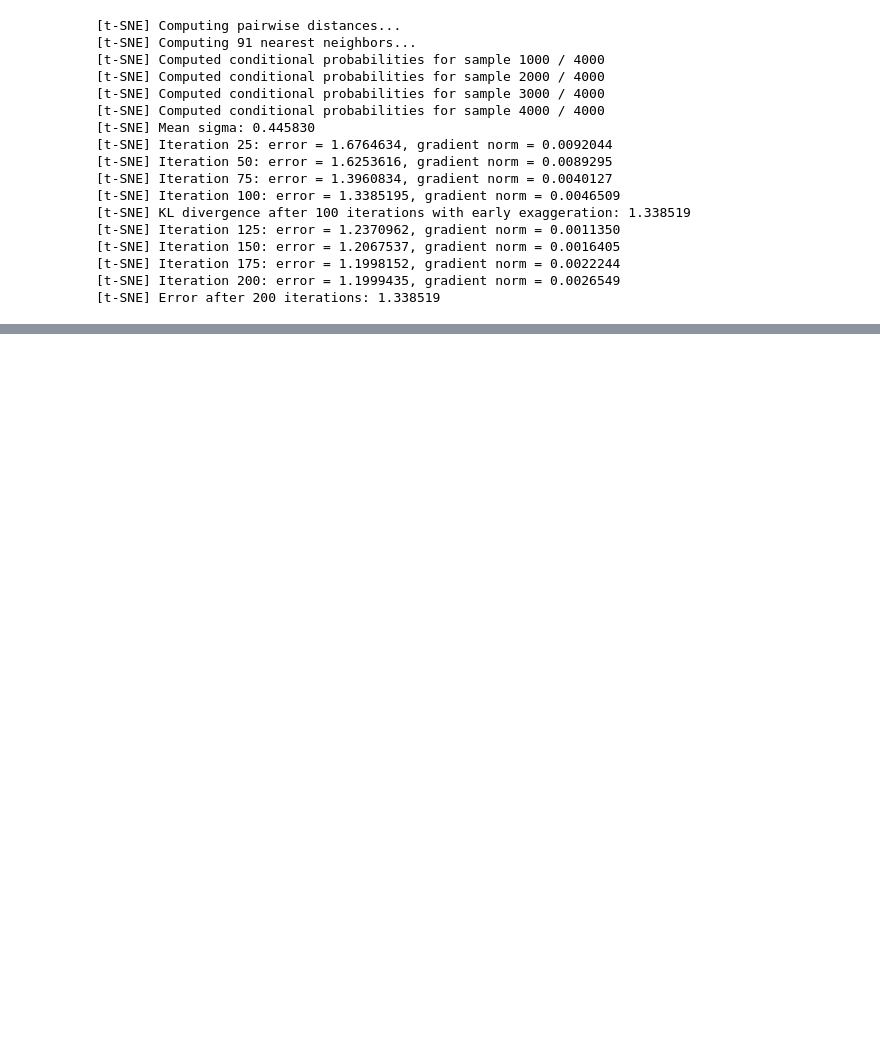
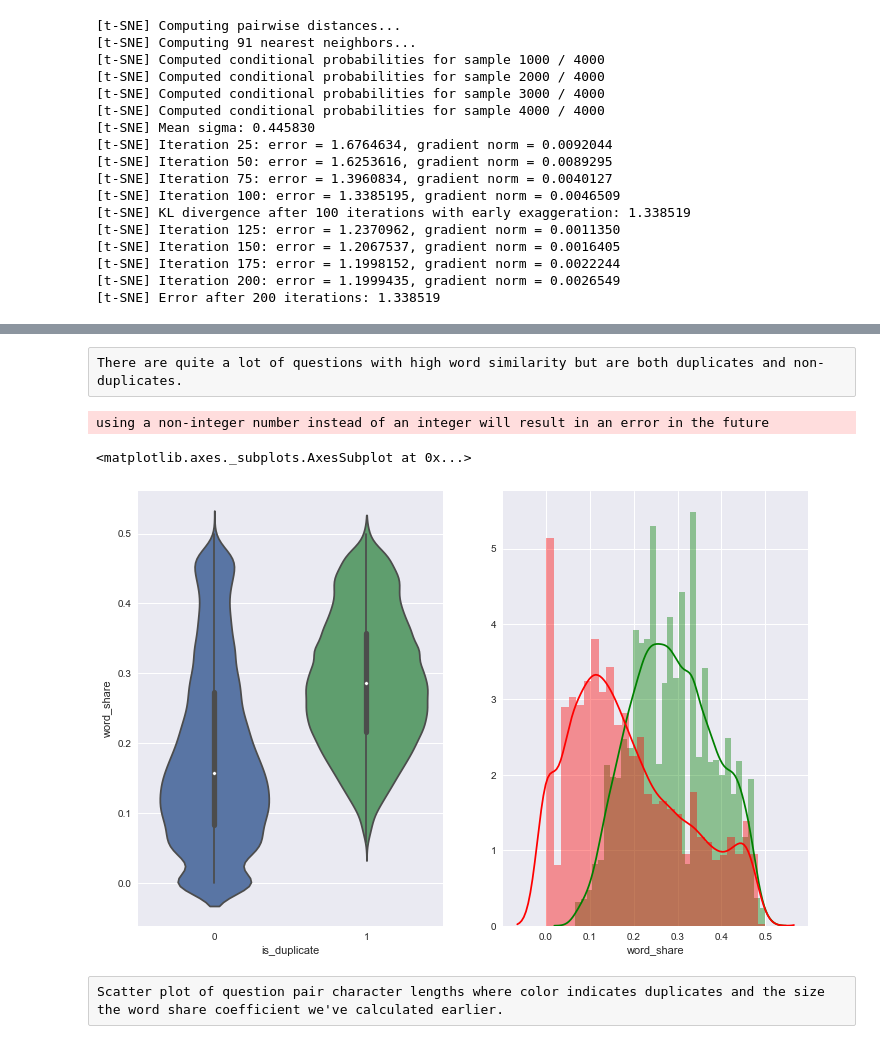
Before and after one commit to yassamanzm/CMPE297, a Jupyter notebook: qoura2.ipynb, the cells around one changed output, grey strips where cells are left out. Saved outputs shown, nothing was run; the diff lists cells and outputs as text; code cells hidden in the pictures; blank space fills up the shorter version.

```diff
--- a/qoura2.ipynb
+++ b/qoura2.ipynb
@@ -157,0 +173,19 @@ py.iplot(fig, filename='3DBubble')
+# %%
+df['q1len'] = df['question1'].str.len()
+df['q2len'] = df['question2'].str.len()
+
+df['q1_n_words'] = df['question1'].apply(lambda row: len(row.split(" ")))
+df['q2_n_words'] = df['question2'].apply(lambda row: len(row.split(" ")))
+
+#normalization here is calculates as
+#(no. of words shared by the question pair)/(total no of words in q1+total no of words in q2)
+
+def normalized_word_share(row):
+    w1 = set(map(lambda word: word.lower().strip(), row['question1'].split(" ")))
+    w2 = set(map(lambda word: word.lower().strip(), row['question2'].split(" ")))
+    return 1.0 * len(w1 & w2)/(len(w1) + len(w2))
+
+
+df['word_share'] = df.apply(normalized_word_share, axis=1)
+
+df.head(100)
@@ -157,0 +230,15 @@ py.iplot(fig, filename='3DBubble')
+# %% [raw]
+There are quite a lot of questions with high word similarity but are both duplicates and non-duplicates.
+# %%
+plt.figure(figsize=(12, 8))
+plt.subplot(1,2,1)
+sns.violinplot(x = 'is_duplicate', y = 'word_share', data = df[0:50000])
+plt.subplot(1,2,2)
+sns.distplot(df[df['is_duplicate'] == 1.0]['word_share'][0:10000], color = 'green')
+sns.distplot(df[df['is_duplicate'] == 0.0]['word_share'][0:10000], color = 'red')
+# %% [output]
+using a non-integer number instead of an integer will result in an error in the future
+<matplotlib.axes._subplots.AxesSubplot at 0x...>
+[figure, added]
+# %% [raw]
+Scatter plot of question pair character lengths where color indicates duplicates and the size the word share coefficient we've calculated earlier.
```
Also changed, not shown: parts of 33 cells of this notebook.
